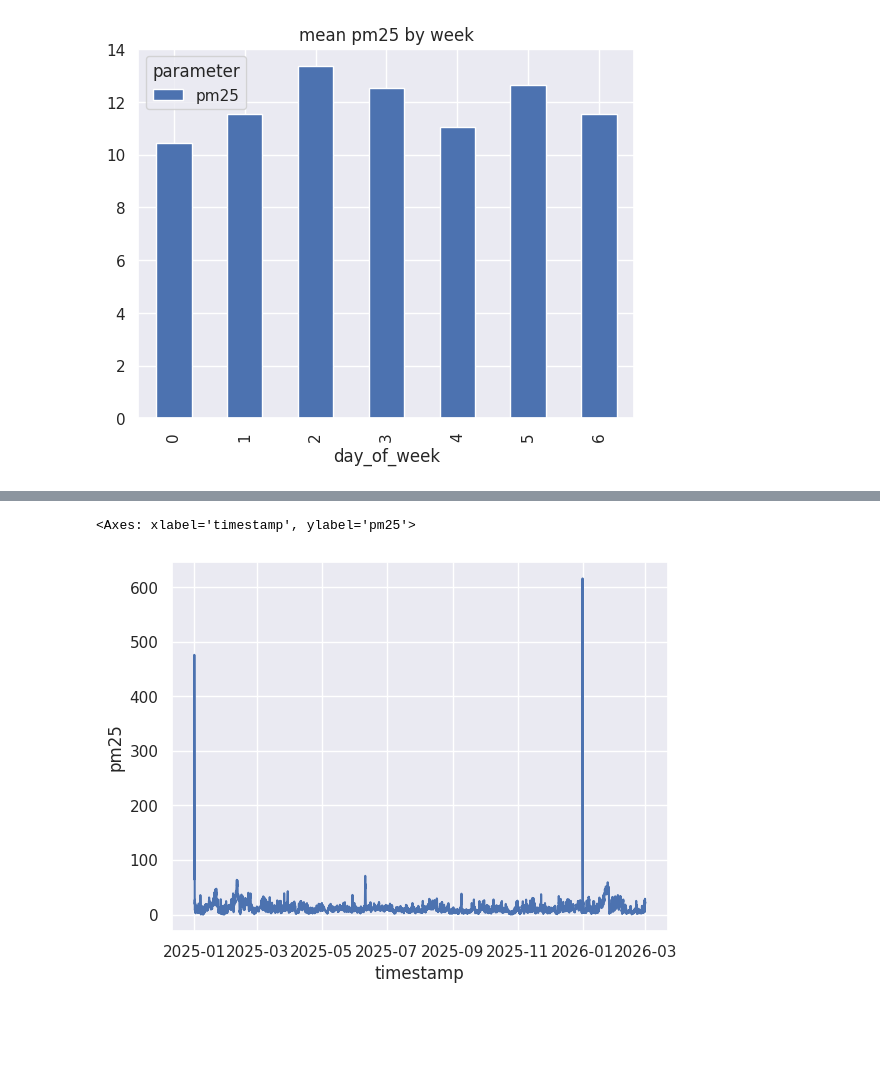
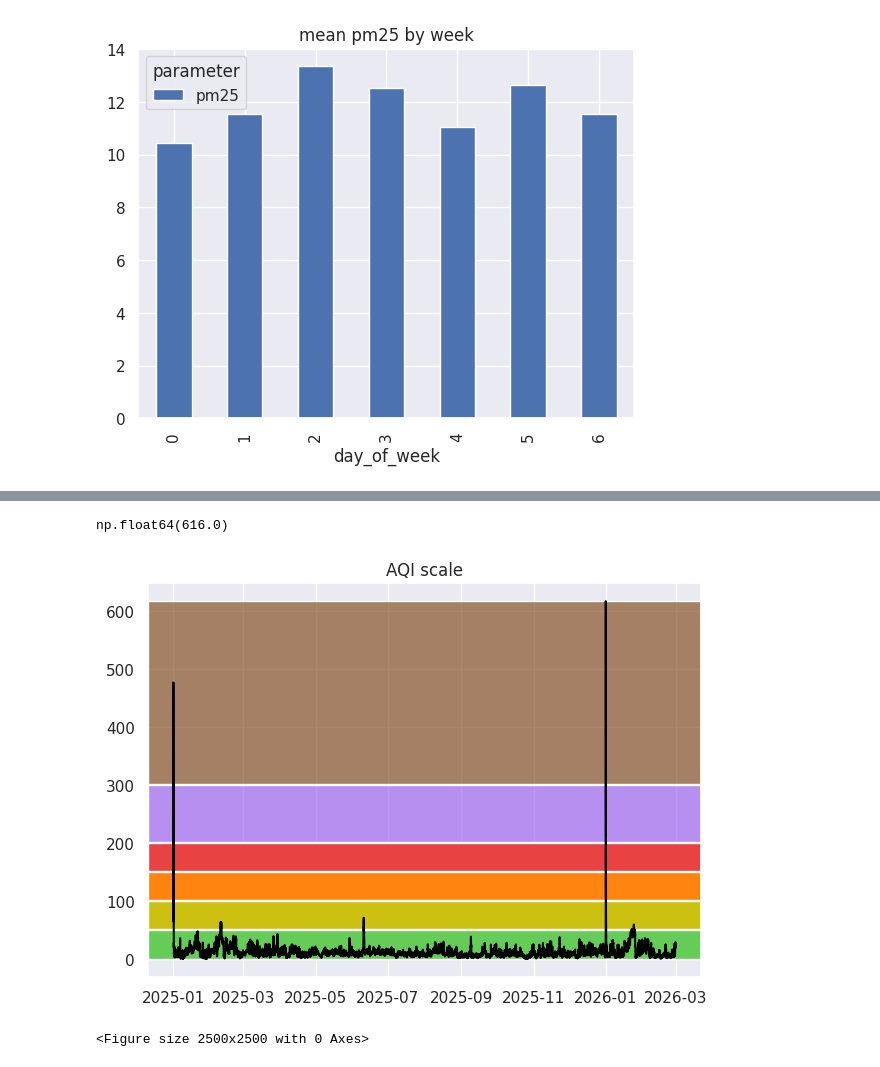
Before and after one commit to Lucamiras/air_quality_sensor, a Jupyter notebook: notebooks/eda.ipynb, the cells around one changed output, grey strips where cells are left out. Cells and saved outputs as stored; diff of their text form; code cells hidden in the pictures; blank space fills up the shorter version.

Commit message:
Color-coded plots

```diff
--- a/notebooks/eda.ipynb
+++ b/notebooks/eda.ipynb
@@ -80,0 +119,4 @@ df2
+# %%
+df2["aqi_color_hex"] = df2["pm25"].apply(lambda x: match_value_to_color_hex(x))
+df2["aqi_color_str"] = df2["pm25"].apply(lambda x: match_value_to_color_string(x))
+df2.head()
@@ -127,6 +171,20 @@ df2 \
 [figure]
-# %%
-sns.lineplot(data=df2, x="timestamp", y="pm25")
-# %% [output]
-<Axes: xlabel='timestamp', ylabel='pm25'>
-[figure, removed]
+# %%
+df2.pm25.max()
+# %% [output]
+np.float64(616.0)
+# %%
+plt.plot(df2.timestamp, df2.pm25, c="#000")
+plt.axhspan(0, 50, facecolor="#65cc57")
+plt.axhspan(51, 100, facecolor="#ccc111")
+plt.axhspan(101, 150, facecolor="#ff8410")
+plt.axhspan(151, 200, facecolor="#e94242")
+plt.axhspan(201, 300, facecolor="#9b5bf0a2")
+plt.axhspan(301, df2.pm25.max(), facecolor="#854d1fac")
+plt.title("AQI scale")
+plt.tight_layout()
+plt.figure(figsize=(25,25))
+plt.show()
+# %% [output]
+[figure, added]
+<Figure size 2500x2500 with 0 Axes>
```
Also changed, not shown: parts of 7 cells of this notebook, 1 other file.
